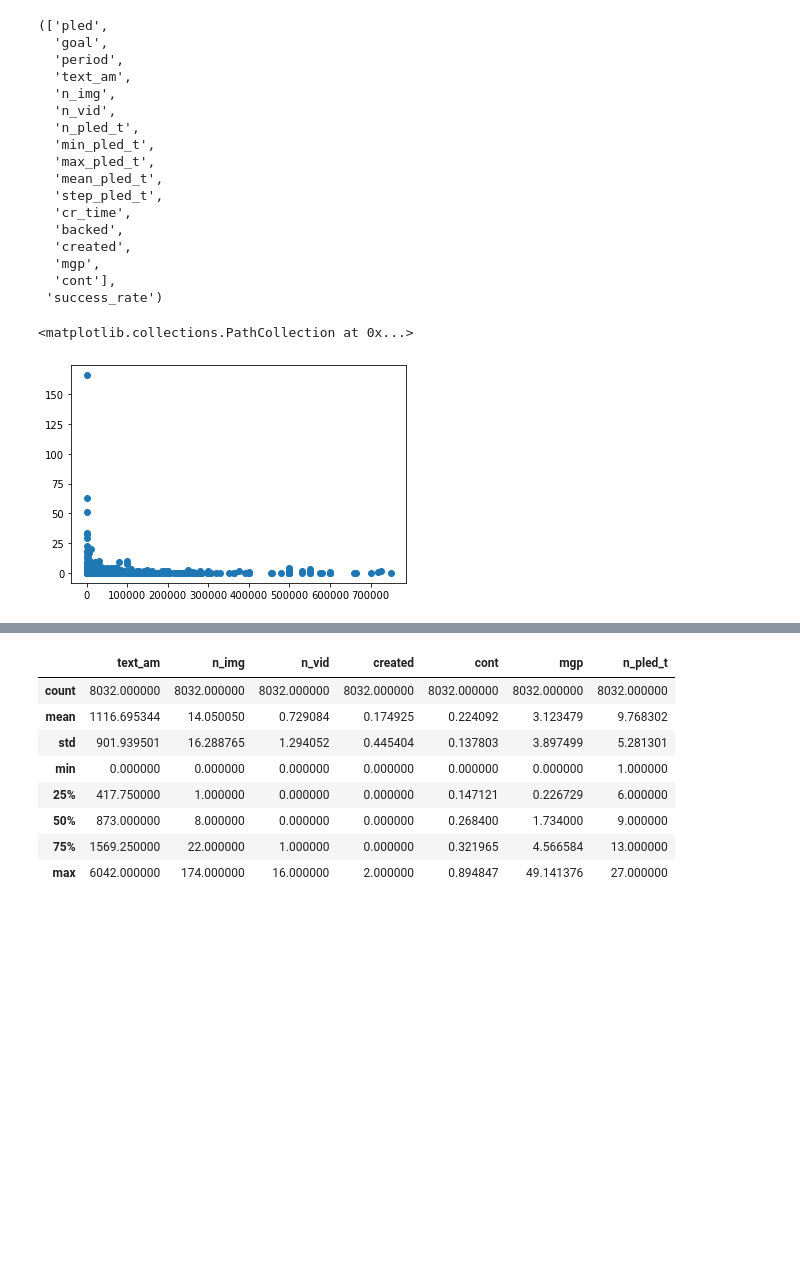
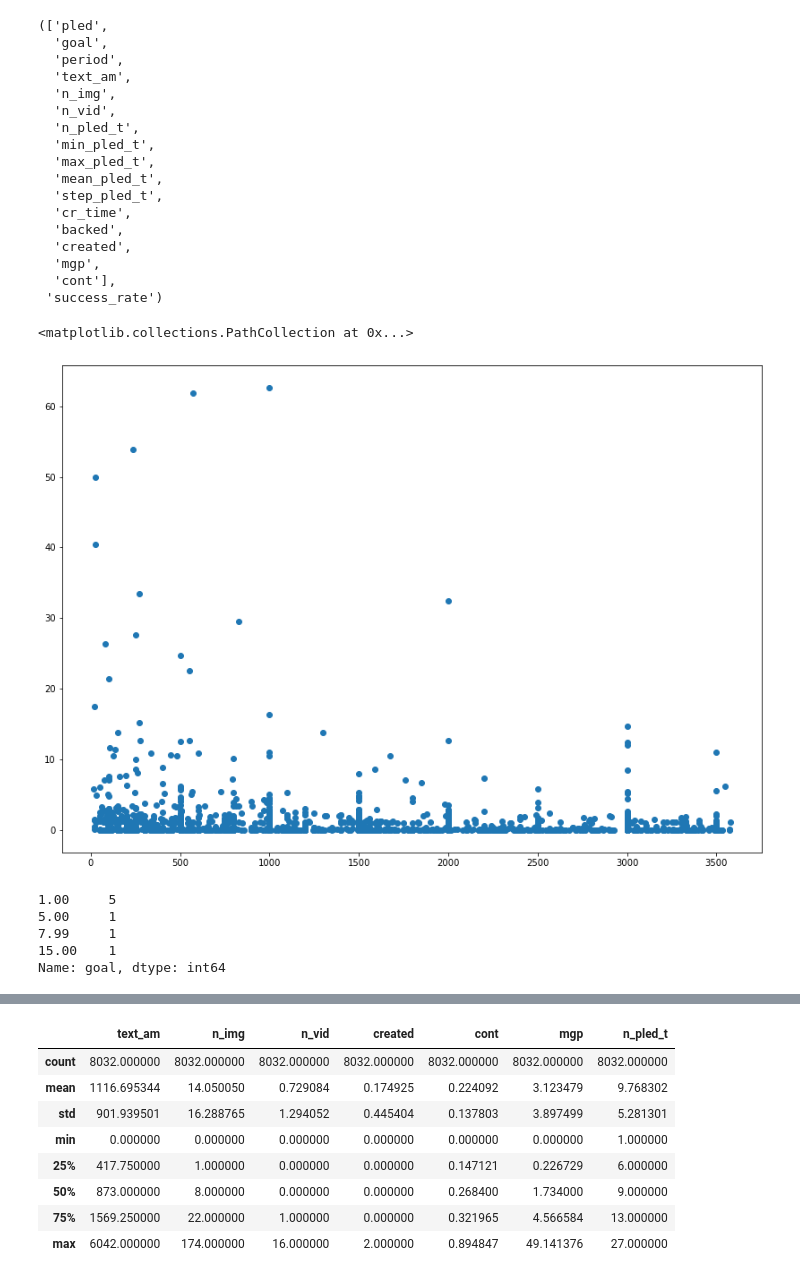
Before and after one commit to Yue2u/DANO-olympiade, a Jupyter notebook: Result.ipynb, the cells around one changed output, grey strips where cells are left out. Cells and saved outputs as stored; diff of their text form; code cells hidden in the pictures; blank space fills up the shorter version.

Commit message:
Changed data preprocessing

```diff
--- a/Result.ipynb
+++ b/Result.ipynb
@@ -143,19 +143,28 @@ def del_n_sigmas_emissions(df, col_name, n_sigmas=3) -> DataFrame:
 # %%
 # Remove emissions
 df = data[:]
 df['site'].fillna('', inplace=True)
 
 # Using 3 sigmas rule
 df = del_n_sigmas_emissions(df, 'created')
 df = del_n_sigmas_emissions(df, 'n_pled_t')
 df = del_n_sigmas_emissions(df, 'goal') # Probably remove < 5.0 projects too
 df = del_n_sigmas_emissions(df, 'period')
-df = del_n_sigmas_emissions(df, 'success_rate')
+df = df[df['goal'] > 15]
+
+plt.figure(figsize=(14, 10))
+plt.scatter(df.sort_values(by=['goal'])['goal'][:df.shape[0] // 4], df.sort_values(by=['goal'])['success_rate'][:df.shape[0] // 4])
+# %% [output]
+<matplotlib.collections.PathCollection at 0x...>
+[figure, added]
-# %%
-plt.scatter(df['goal'][:df.shape[0] // 4], df['success_rate'][:df.shape[0] // 4])
-# %% [output]
-<matplotlib.collections.PathCollection at 0x...>
-[figure, removed]
+# %%
+data[data['success_rate'] > 200]['goal'].value_counts()
+# %% [output]
+1.00     5
+5.00     1
+7.99     1
+15.00    1
+Name: goal, dtype: int64
 # %%
 draw_hist(df, futures + ['period'], n_bins=15)
 df.shape, df['goal'].describe()
```
Also changed, not shown: parts of 1 cell of this notebook.
